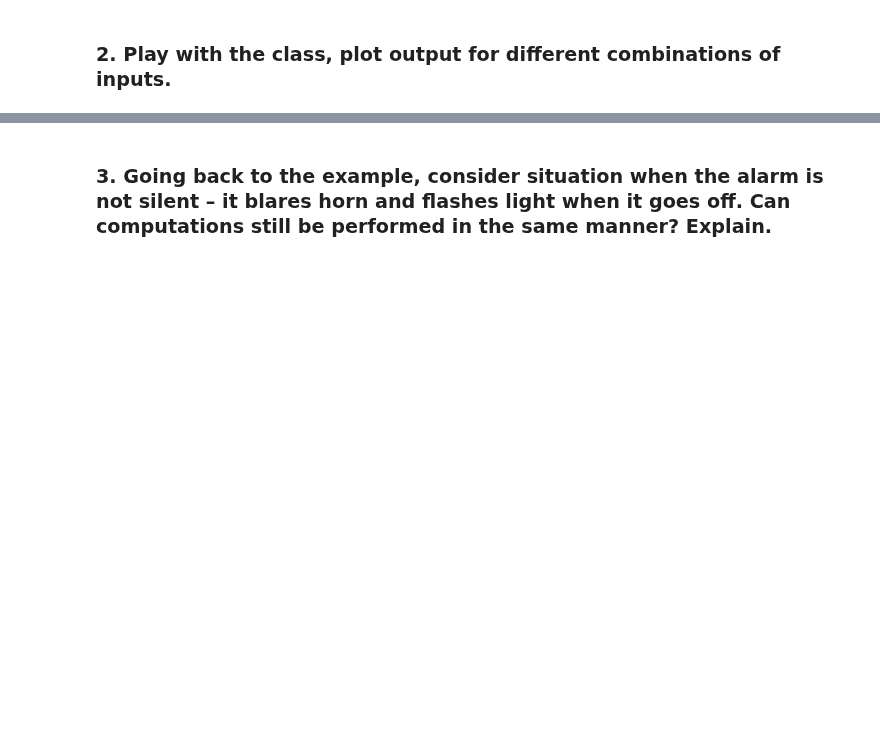
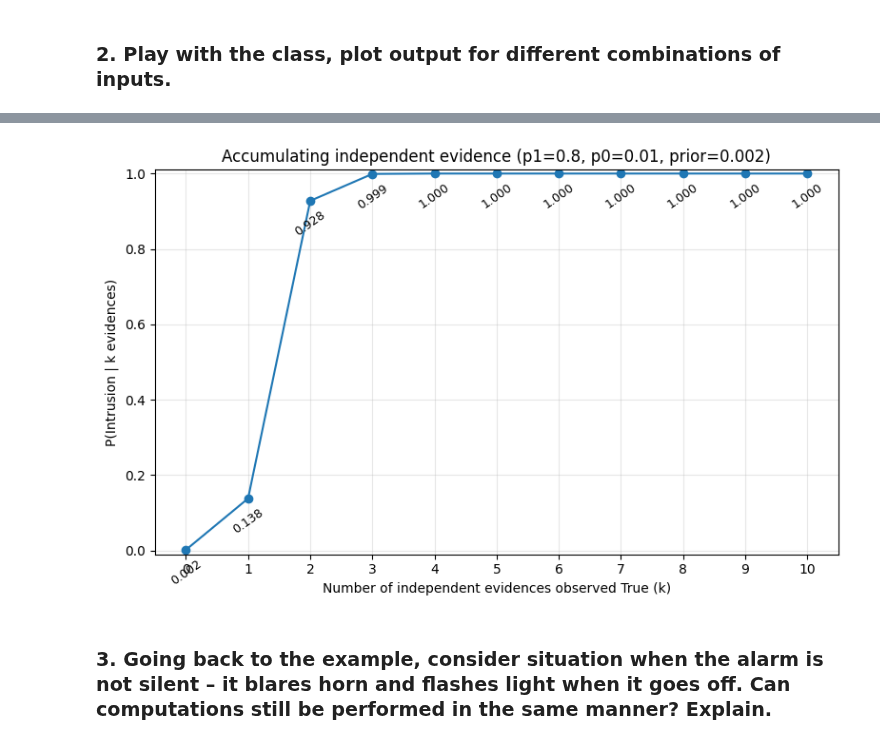
Before and after one commit to adamzsl/master-studies, a Jupyter notebook: lab/lab4.ipynb, the cells around one changed output, grey strips where cells are left out. Drawn from its saved outputs; the diff is of its cells as text; code cells hidden in the pictures; blank space fills up the shorter version.

Commit message:
fix plot

```diff
--- a/lab/lab4.ipynb
+++ b/lab/lab4.ipynb
@@ -105,30 +105,38 @@ plt.show()
 # %%
-# 3) Posterior vs number of identical independent evidences (all observed True)
-#    Using parameters similar to the lecture-style example (strong but imperfect sensor)
 prior = 0.002
 p1, p0 = 0.8, 0.01
-ks = np.arange(0, 21)
+ks = np.arange(0, 11)
 posters_k = []
 for k in ks:
     m = Burglary(p_i=prior)
     for i in range(k):
         m.add_evidence(f's{i+1}', p1, p0)
     obs = {f's{i+1}': True for i in range(k)}
     if k == 0:
         # No evidence -> posterior equals prior
         posters_k.append(prior)
     else:
         posters_k.append(m.infer(obs))
 
 plt.figure(figsize=(8,5))
 plt.plot(ks, posters_k, marker='o')
 plt.xlabel('Number of independent evidences observed True (k)')
 plt.ylabel('P(Intrusion | k evidences)')
 plt.title('Accumulating independent evidence (p1=0.8, p0=0.01, prior=0.002)')
 plt.grid(True, alpha=0.3)
 plt.ylim(-0.01, 1.01)
+plt.xticks(ks)
+
+for x, y in zip(ks, posters_k):
+    plt.text(x, y - 0.1, f"{y:.3f}",
+             ha='center', va='bottom',
+             rotation=35,  # <-- nachylenie napisu
+             fontsize=9)
+
 plt.tight_layout()
 plt.show()
+# %% [output]
+[figure, added]
 # %% [markdown]
 ### 3. Going back to the example, consider situation when the alarm is not silent – it blares horn and flashes light when it goes off. Can computations still be performed in the same manner? Explain.
 # %% [markdown]
```
Also changed, not shown: parts of 1 cell of this notebook.
